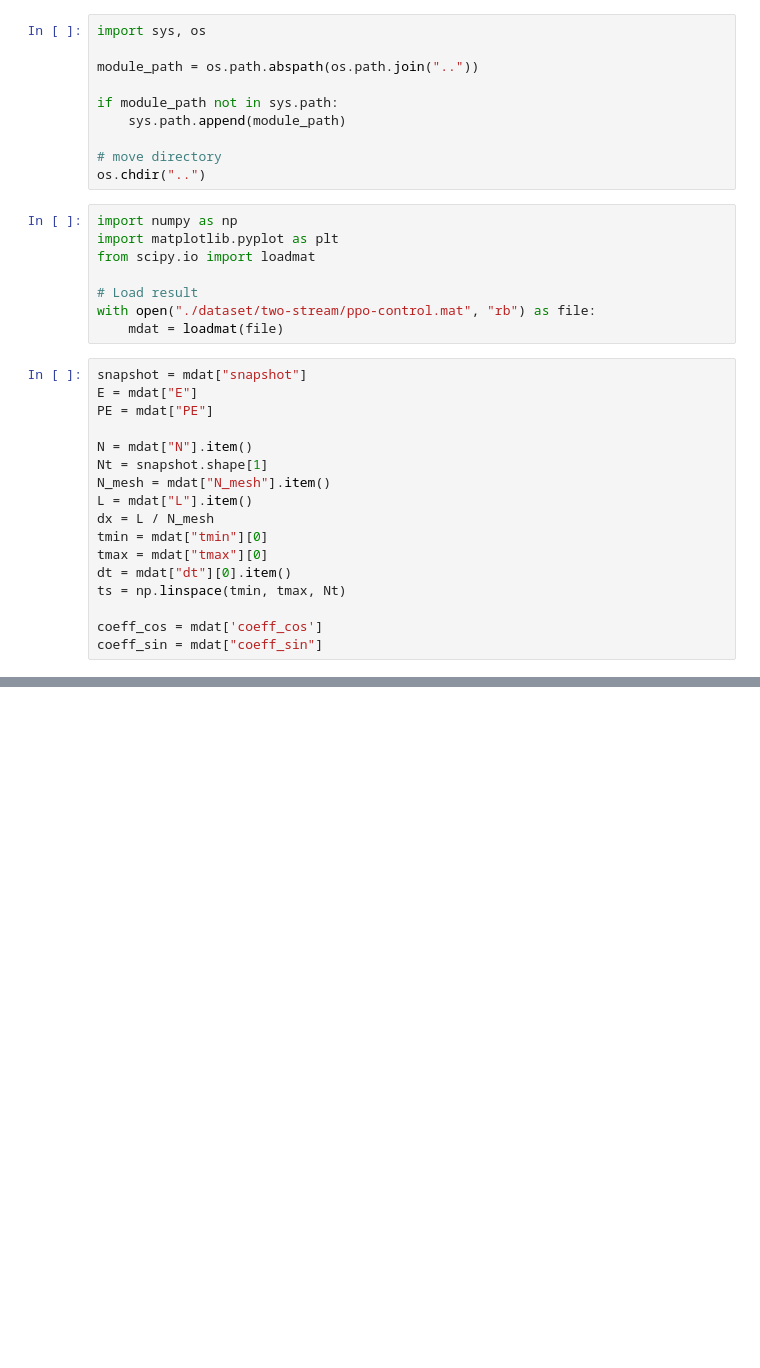
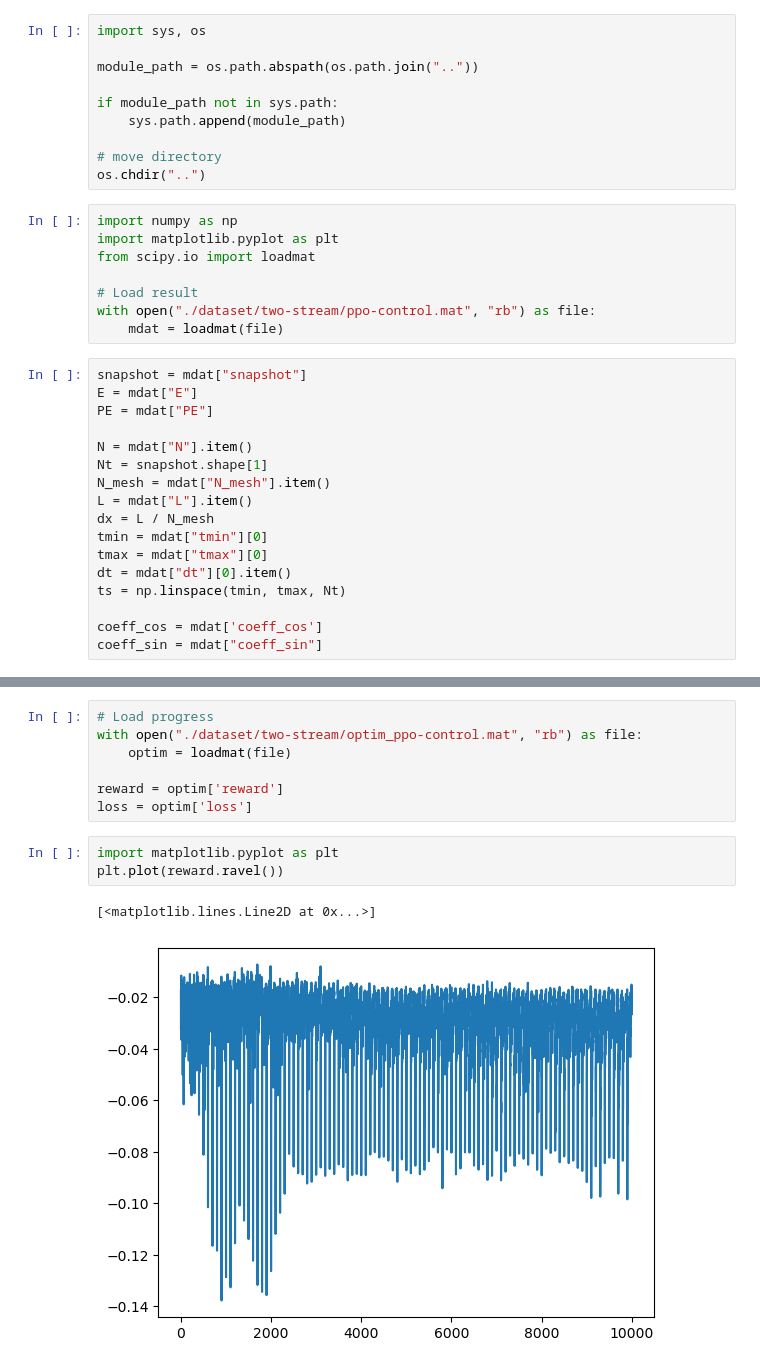
Before and after one commit to ZINZINBIN/Optimal-Control-1D-Electrostatic-Plasma, a Jupyter notebook: analysis/optimal_control_two_stream.ipynb, the cells around one changed output, grey strips where cells are left out. Cells and saved outputs as stored; diff of their text form; blank space fills up the shorter version.

```diff
--- a/analysis/optimal_control_two_stream.ipynb
+++ b/analysis/optimal_control_two_stream.ipynb
@@ -53,0 +54,13 @@ fig, ax = plot_E_k_spectrum(tmax, L, dx, N_mesh, snapshot, None, None)
+# %%
+# Load progress
+with open("./dataset/two-stream/optim_ppo-control.mat", "rb") as file:
+    optim = loadmat(file)
+
+reward = optim['reward']
+loss = optim['loss']
+# %%
+import matplotlib.pyplot as plt
+plt.plot(reward.ravel())
+# %% [output]
+[<matplotlib.lines.Line2D at 0x...>]
+[figure, added]
```
Also changed, not shown: parts of 4 cells of this notebook, 4 other files.
